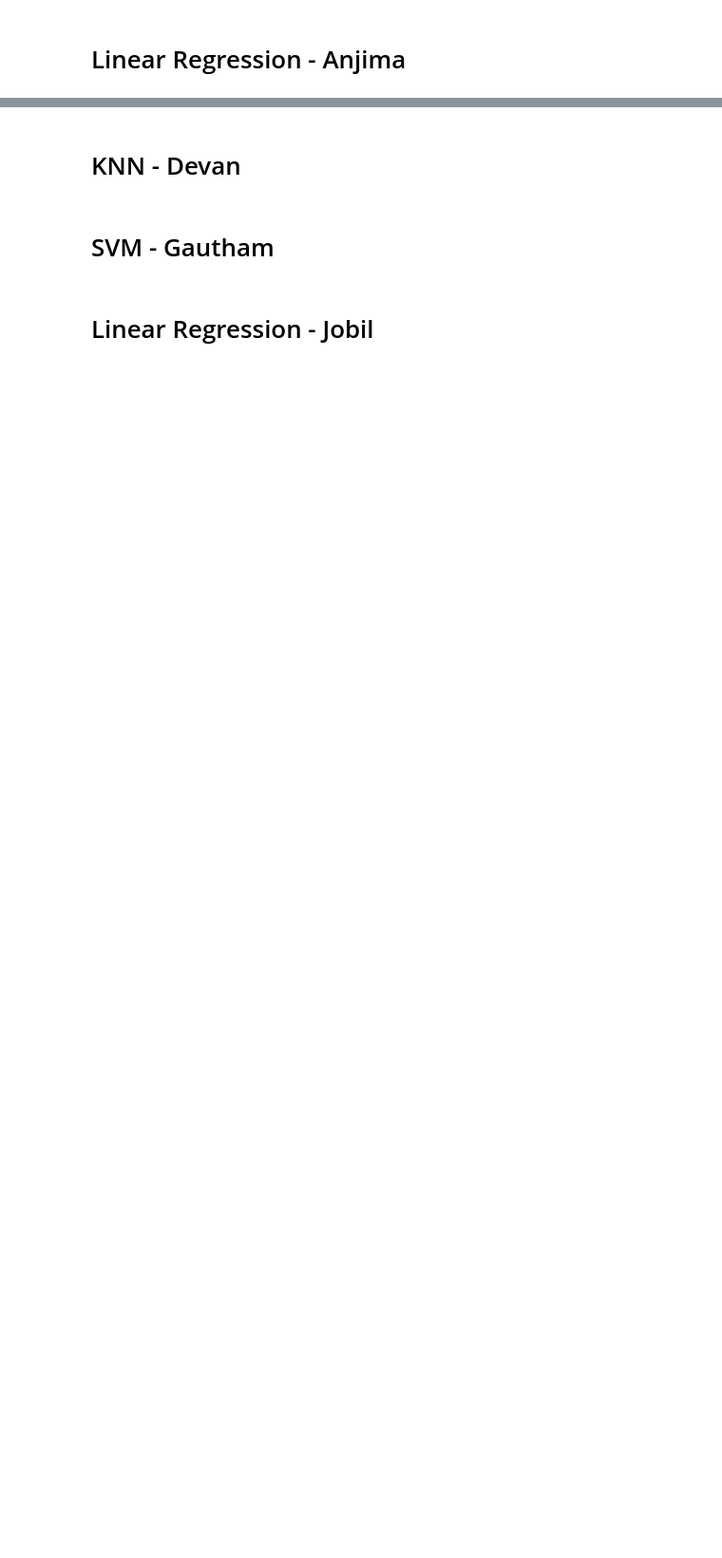
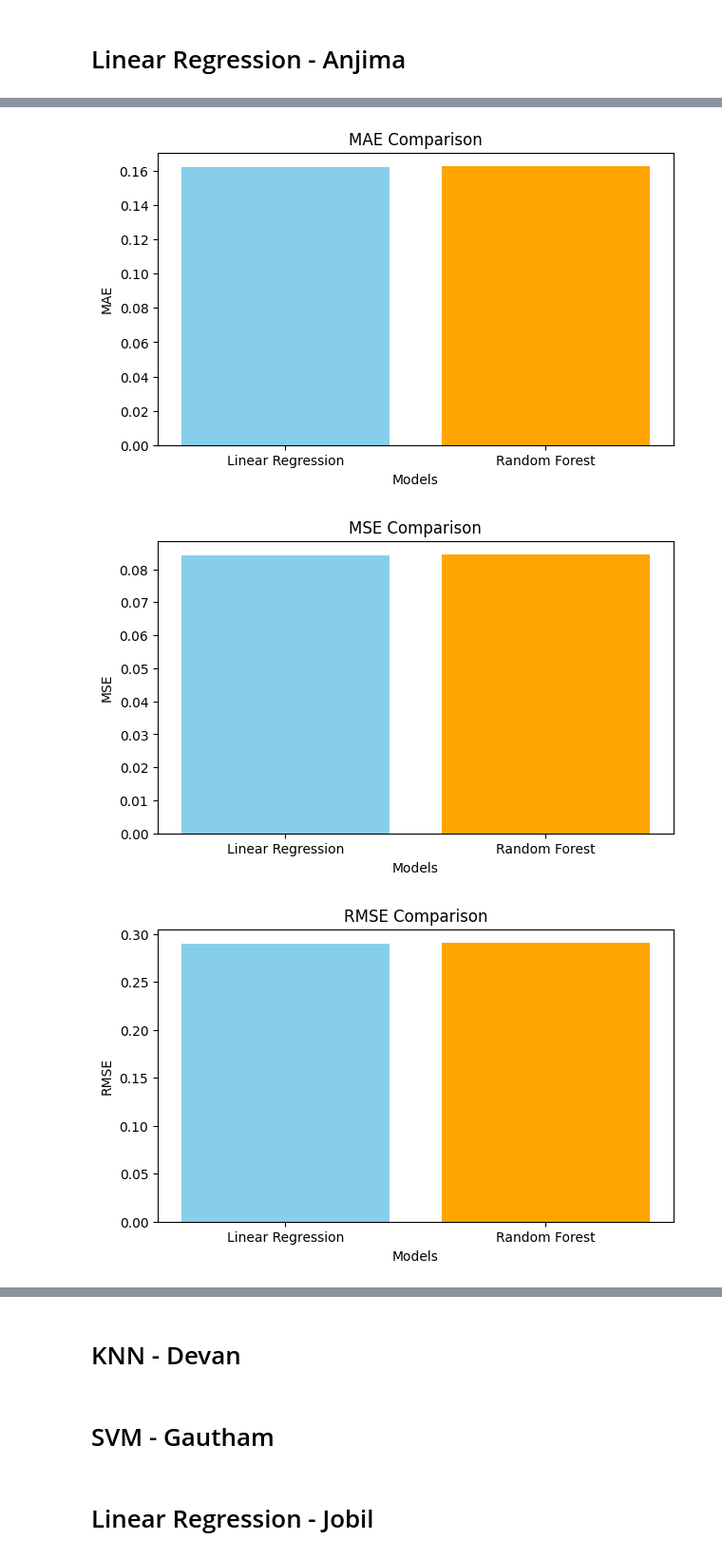
Before and after one commit to AlvinManoj05/Data-Preprocessing-Project, a Jupyter notebook: Data_Processing_Group_Assignment.ipynb, the cells around one changed output, grey strips where cells are left out. Shown at 95% size. Saved outputs shown, nothing was run; the diff lists cells and outputs as text; code cells hidden in the pictures; blank space fills up the shorter version.

```diff
--- a/Data_Processing_Group_Assignment.ipynb
+++ b/Data_Processing_Group_Assignment.ipynb
@@ -405,0 +698,3 @@ X_train,X_test,y_train,y_test=train_test_split(X_scaled,y,test_size=0.2,random_s
+# %%
+# Train the model
+rf_model.fit(X_train_sub, y_train_sub)
@@ -405,0 +761,24 @@ X_train,X_test,y_train,y_test=train_test_split(X_scaled,y,test_size=0.2,random_s
+# %%
+# Compare Linear Regression and Random Forest
+
+comparison = pd.DataFrame({
+    "Model": ["Linear Regression", "Random Forest"],
+    "MAE": [
+        mean_absolute_error(y_test, y_test_pred_lr),
+        mean_absolute_error(y_test, y_test_pred_rf)
+    ],
+    "MSE": [
+        mean_squared_error(y_test, y_test_pred_lr),
+        mean_squared_error(y_test, y_test_pred_rf)
+    ],
+    "RMSE": [
+        np.sqrt(mean_squared_error(y_test, y_test_pred_lr)),
+        np.sqrt(mean_squared_error(y_test, y_test_pred_rf))
+    ],
+    "R2 Score": [
+        r2_score(y_test, y_test_pred_lr),
+        r2_score(y_test, y_test_pred_rf)
+    ]
+})
+
+print(comparison)
@@ -405,0 +802,22 @@ X_train,X_test,y_train,y_test=train_test_split(X_scaled,y,test_size=0.2,random_s
+# %%
+import matplotlib.pyplot as plt
+
+metrics = ["MAE", "MSE", "RMSE", "R2 Score"]
+
+for metric in metrics:
+    plt.figure(figsize=(7, 4))
+
+    plt.bar(
+        comparison["Model"],
+        comparison[metric],
+        color=["skyblue", "orange"]
+    )
+
+    plt.title(f"{metric} Comparison")
+    plt.xlabel("Models")
+    plt.ylabel(metric)
+    plt.show()
+# %% [output]
+[figure, added]
+[figure, added]
+[figure, added]
```
Also changed, not shown: parts of 33 cells of this notebook.
